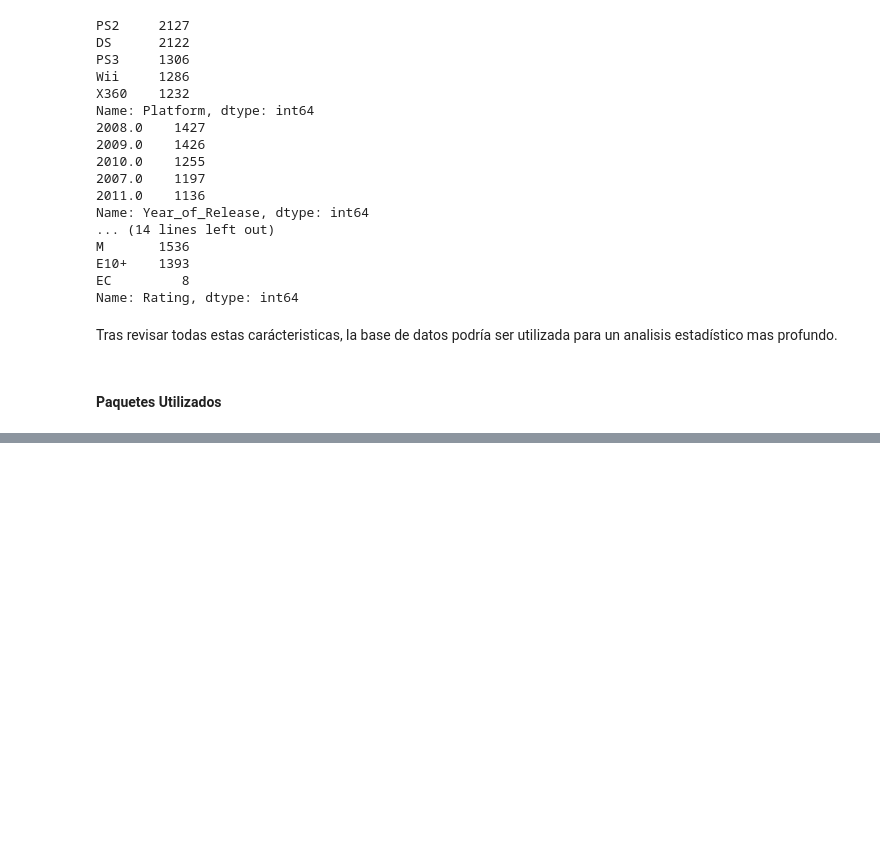
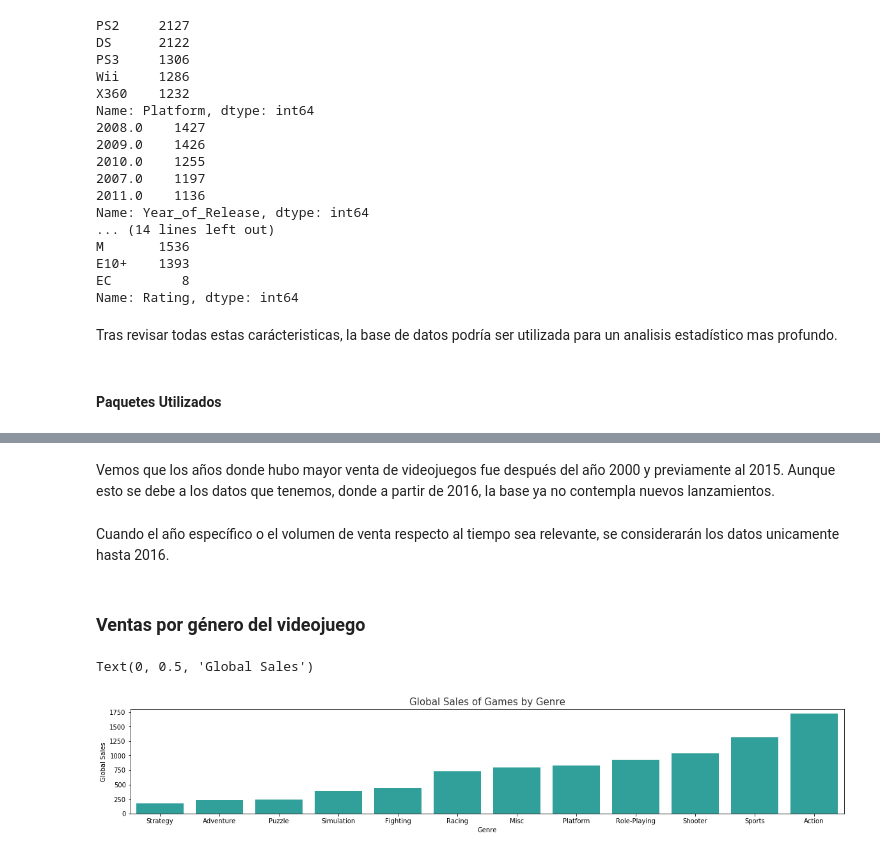
Before and after one commit to prope-2020-gh-classroom/practica-final-por-equipos-verano-2020-itam-jreyesgar93, a Jupyter notebook: practica_final_equipo_5.ipynb, the cells around one changed output, grey strips where cells are left out. Drawn from its saved outputs; the diff is of its cells as text; code cells hidden in the pictures; blank space fills up the shorter version.

```diff
--- a/practica_final_equipo_5.ipynb
+++ b/practica_final_equipo_5.ipynb
@@ -191,0 +274,16 @@ Ambos paquetes son ampliamente utilizados en la ciencia de datos y en este caso,
+# %% [markdown]
+Vemos que los años donde hubo mayor venta de videojuegos fue después del año 2000 y previamente al 2015. Aunque esto se debe a los datos que tenemos, donde a partir de 2016, la base ya no contempla nuevos lanzamientos.
+# %% [markdown]
+Cuando el año específico o el volumen de venta respecto al tiempo sea relevante, se considerarán los datos unicamente hasta 2016.
+# %% [markdown]
+### Ventas por género del videojuego
+# %%
+global_sales_by_genre = video_games.groupby('Genre').agg({'Global_Sales':np.sum}).sort_values('Global_Sales')
+plt.subplots(figsize = (20,3))
+ax = sns.barplot(x = global_sales_by_genre.index, y = global_sales_by_genre.Global_Sales, color = 'lightseagreen')
+ax.set_title('Global Sales of Games by Genre', size=15, alpha=0.8)
+ax.set_xlabel('Genre', size = 10)
+ax.set_ylabel('Global Sales', size=10)
+# %% [output]
+Text(0, 0.5, 'Global Sales')
+[figure, added]
```
Also changed, not shown: parts of 95 cells of this notebook, 1 other file.
